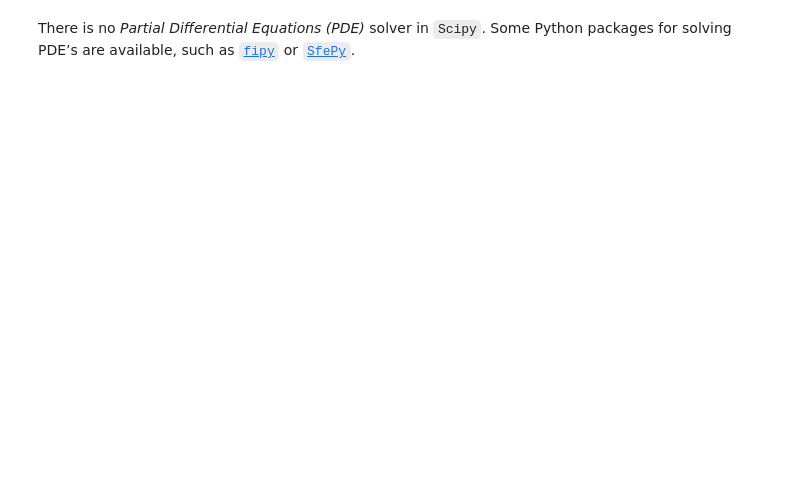
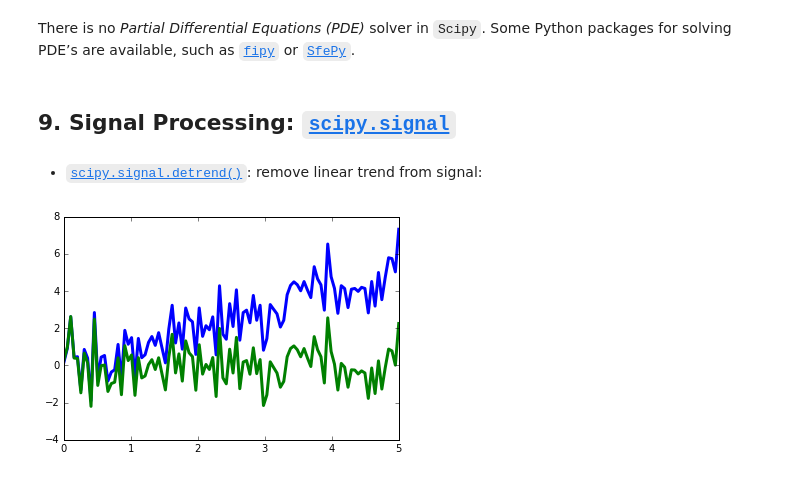
Before and after one commit to Jonathan-Adams2015/csci-2000-personal, a Jupyter notebook: scipy/scipy.ipynb, the cells around one changed output. Saved outputs shown, nothing was run; the diff lists cells and outputs as text; code cells hidden in the pictures; blank space fills up the shorter version.

```diff
--- a/scipy/scipy.ipynb
+++ b/scipy/scipy.ipynb
@@ -681,2 +659,4 @@ plt.show()
 # %% [markdown]
 There is no _Partial Differential Equations (PDE)_ solver in `Scipy`. Some Python packages for solving PDE’s are available, such as [`fipy`](http://www.ctcms.nist.gov/fipy/) or [`SfePy`](http://code.google.com/p/sfepy/).
+# %% [markdown]
+## 9. Signal Processing: [`scipy.signal`](http://docs.scipy.org/doc/scipy/reference/signal.html#module-scipy.signal)
@@ -682,0 +665,12 @@ There is no _Partial Differential Equations (PDE)_ solver in `Scipy`. Some Pytho
+# %% [markdown]
+* [`scipy.signal.detrend()`](http://docs.scipy.org/doc/scipy/reference/generated/scipy.signal.detrend.html#scipy.signal.detrend): remove linear trend from signal:
+# %%
+t = np.linspace(0, 5, 100)
+x = t + np.random.normal(size=100)
+
+plt.plot(t, x, linewidth=3)
+plt.plot(t, signal.detrend(x), linewidth=3)
+
+plt.show()
+# %% [output]
+[figure, added]
```
Also changed, not shown: parts of 70 cells of this notebook.
